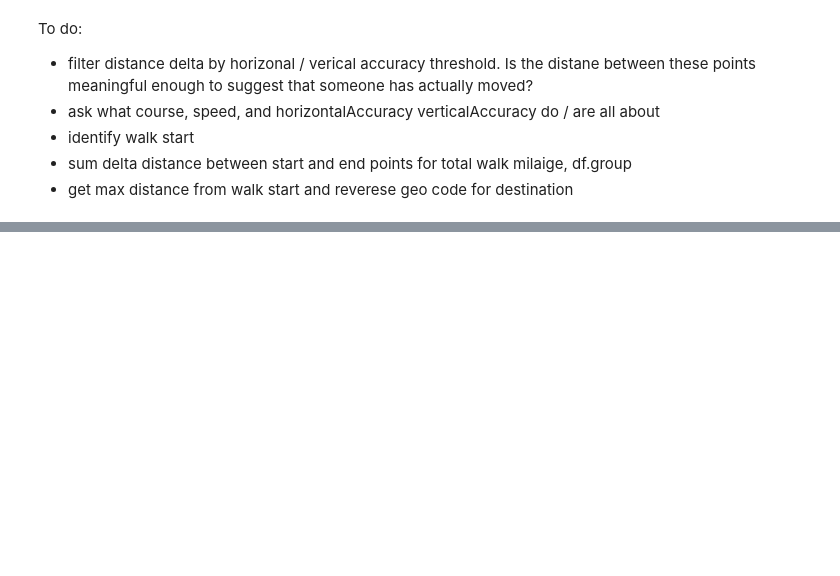
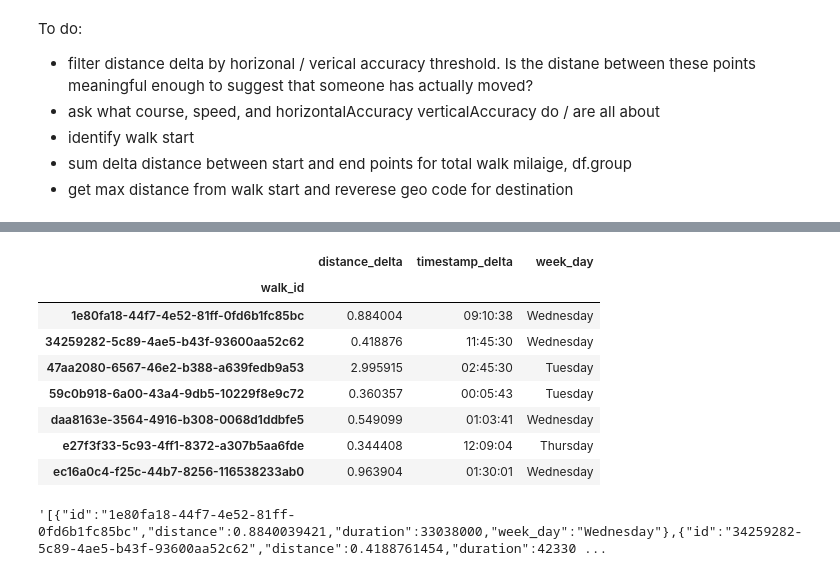
Before and after one commit to agconti/dog-walks, a Jupyter notebook: dog_walks.ipynb, the cells around one changed output, grey strips where cells are left out. Saved outputs shown, nothing was run; the diff lists cells and outputs as text; code cells hidden in the pictures; blank space fills up the shorter version.

Commit message:
feat(dog_walks): ouput rollup

```diff
--- a/dog_walks.ipynb
+++ b/dog_walks.ipynb
@@ -52,5 +53,7 @@ To do:
 - sum delta distance between start and end points for total walk milaige, df.group
 - get max distance from walk start and reverese geo code for destination
 # %%
-walks = df[df.is_new_walk]
-walks
+walk_series = []
+walk_slice_pairs = []
+walks = [*df[df.is_new_walk].index, len(df)]
+walks_count = len(walks)
@@ -92,0 +60,40 @@ See the caveats in the documentation: http://pandas.pydata.org/pandas-docs/stabl
+# %%
+for index, walk_start in enumerate(walks):
+    next_index = index + 1
+
+    if next_index >= walks_count:
+        break
+
+    walk_end = walks[next_index]
+    walk_slice_pairs.append((walk_start, walk_end))
+
+for start_index, end_index in walk_slice_pairs:
+    walk_record_count = end_index - start_index
+    walk_series.append(pd.Series([str(uuid4())], name='walk_id').repeat(walk_record_count))
+
+
+pd.concat(walk_series)
+df = df.assign(walk_id=pd.concat(walk_series).values)
+# %%
+rollup = df[['walk_id', 'distance_delta', 'week_day', 'timestamp_delta']].groupby(['walk_id']).agg({
+    'distance_delta': 'sum',
+    'timestamp_delta': 'sum',
+    'week_day': 'first',
+})
+rollup
+# add start time? / location
+# %% [output]
+|  | distance_delta | timestamp_delta | week_day |
+| walk_id |  |  |  |
+| 1e80fa18-44f7-4e52-81ff-0fd6b1fc85bc | 0.884004 | 09:10:38 | Wednesday |
+| 34259282-5c89-4ae5-b43f-93600aa52c62 | 0.418876 | 11:45:30 | Wednesday |
+| 47aa2080-6567-46e2-b388-a639fedb9a53 | 2.995915 | 02:45:30 | Tuesday |
+| 59c0b918-6a00-43a4-9db5-10229f8e9c72 | 0.360357 | 00:05:43 | Tuesday |
+| daa8163e-3564-4916-b308-0068d1ddbfe5 | 0.549099 | 01:03:41 | Wednesday |
+| e27f3f33-5c93-4ff1-8372-a307b5aa6fde | 0.344408 | 12:09:04 | Thursday |
+| ec16a0c4-f25c-44b7-8256-116538233ab0 | 0.963904 | 01:30:01 | Wednesday |
+# %%
+output = rollup.reset_index().rename(columns={'walk_id': 'id', "distance_delta": "distance", "timestamp_delta": "duration"})
+output.to_json(orient='records')
+# %% [output]
+'[{"id":"1e80fa18-44f7-4e52-81ff-0fd6b1fc85bc","distance":0.8840039421,"duration":33038000,"week_day":"Wednesday"},{"id":"34259282-5c89-4ae5-b43f-93600aa52c62","distance":0.4188761454,"duration":42330 ...
```
Also changed, not shown: parts of 4 cells of this notebook, 1 other file.
